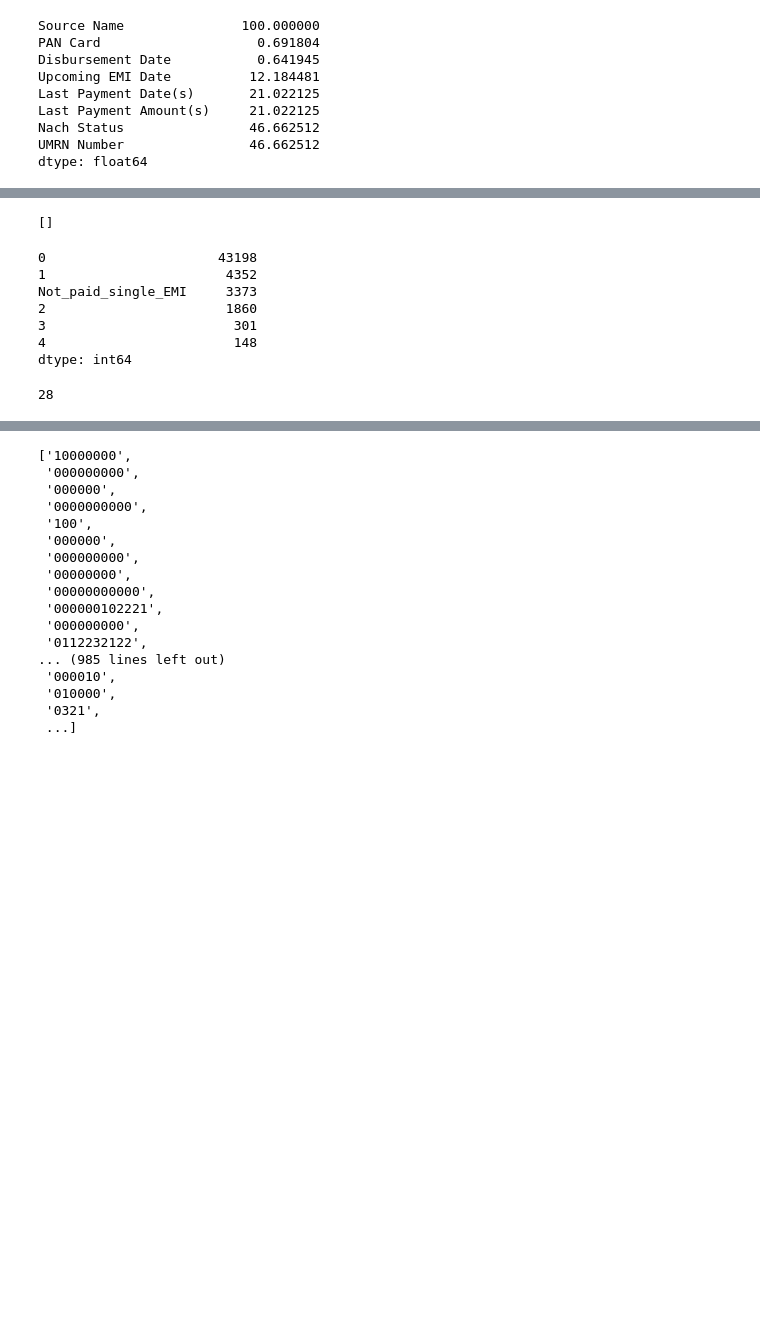
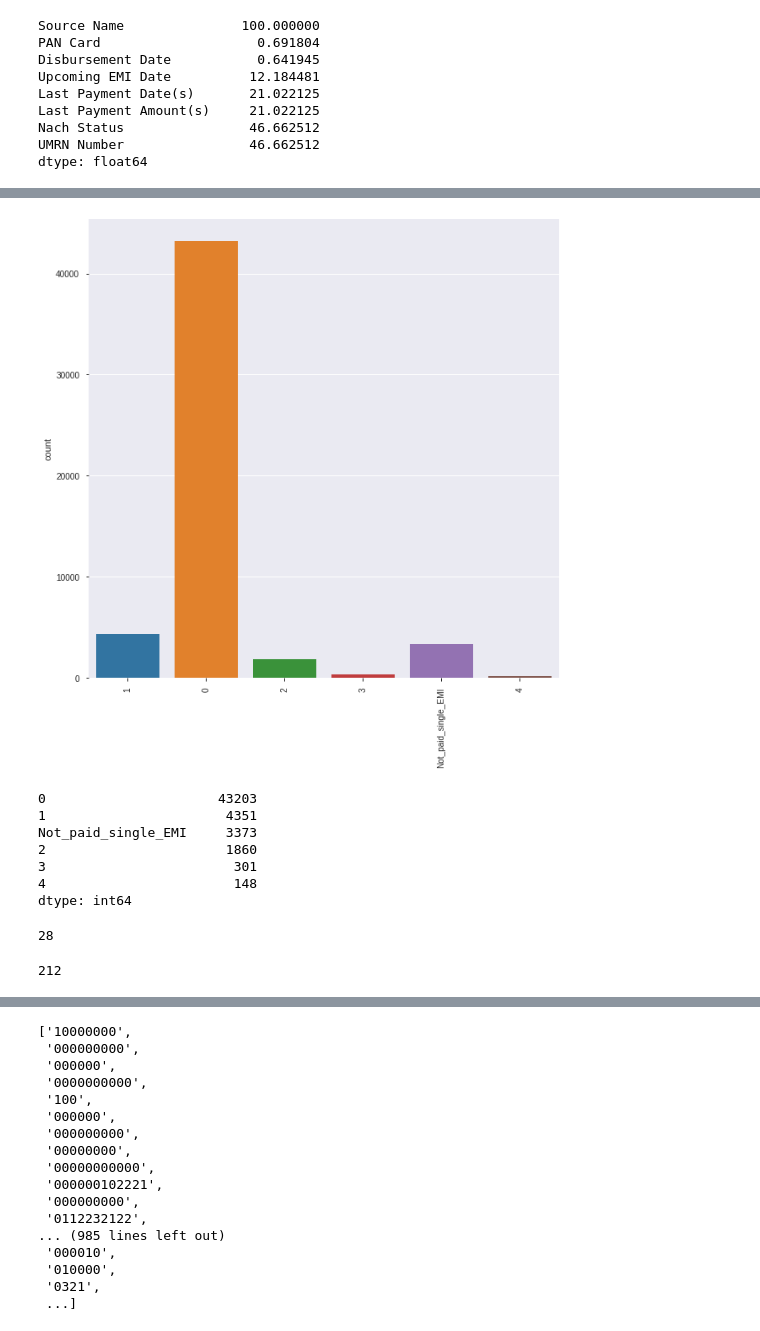
Before and after one commit to paragnayak/Data-Science, a Jupyter notebook: EMI_Date_Tracker.ipynb, the cells around one changed output, grey strips where cells are left out. Drawn from its saved outputs; the diff is of its cells as text; code cells hidden in the pictures; blank space fills up the shorter version.

```diff
--- a/EMI_Date_Tracker.ipynb
+++ b/EMI_Date_Tracker.ipynb
@@ -20,5 +24,5 @@ Drive already mounted at /content/drive; to attempt to forcibly remount, call dr
 # %%
-data = pd.read_excel('/content/drive/My Drive/Liquiloans/Master Collection Report (1).xlsx')
+data = pd.read_excel('/content/drive/My Drive/Liquiloans/Master_Collection_Report.xlsx')
 # %%
 data.shape
 # %% [output]
@@ -123,13 +145,13 @@ for i in range(len(col2)):
     for j in range(len(a)-1):
       delta = pd.to_datetime(a[j+1])-pd.to_datetime(a[j])
       x = delta.days
-      if (x>0) and (x<=30):
+      if (x>=0) and (x<=30):
         count1 = count1 +1
       elif (x>30) and (x<=60):
         count2 = count2+1
       elif (x>60) and (x<=90):
         count3 = count3 +1
-      elif x>90:
+      elif (x>90):
         count4 = count4 +1
       else:
         count5 = count5+1
@@ -136,6 +162,6 @@ for i in range(len(col2)):
 # %%
-import datetime
-data['EMI Start Date']= [datetime.datetime.strptime(x, '%d/%m/%Y %H:%M:%S') for x in data['EMI Start Date'] ]
+from datetime import datetime
+data['EMI Start Date']= [datetime.strptime(x, '%d/%m/%Y %H:%M:%S') for x in data['EMI Start Date'] ]
 # %%
 import datetime
 data['Upcoming EMI Date']= pd.to_datetime(data['Upcoming EMI Date'],format = '%d/%m/%Y')
@@ -163,23 +189,22 @@ for i in range(len(col2)):
   else:
     EMI_cat.append('Not_paid_single_EMI')
 # %%
-
+%matplotlib inline
+plt.figure(figsize=(10,10))
 sns.countplot(EMI_cat)
-plt.xticks(rotation=45)
+plt.xticks(rotation=90)
 plt.show()
+# %% [output]
+[figure, added]
 # %%
 Loan_ID_Risk = []
 for i in index1:
   Loan_ID_Risk.append(data['Loan Id'][i])
-# %%
-Loan_ID_Risk
-# %% [output]
-[]
 # %%
 pd.Series(EMI_cat).value_counts()
 # %% [output]
-0                      43198
-1                       4352
+0                      43203
+1                       4351
 Not_paid_single_EMI     3373
 2                       1860
 3                        301
@@ -214,3 +242,9 @@ for i in range(len(data)):
   else:
     str1 = str1 + ''
   Pay_string.append(str1)
+# %%
+delta = pd.to_datetime(a[0])-(pd.to_datetime(data['EMI Start Date'][0]) + timedelta(days=(30*0)))
+x = delta.days
+x
+# %% [output]
+212
```
Also changed, not shown: parts of 36 cells of this notebook.
